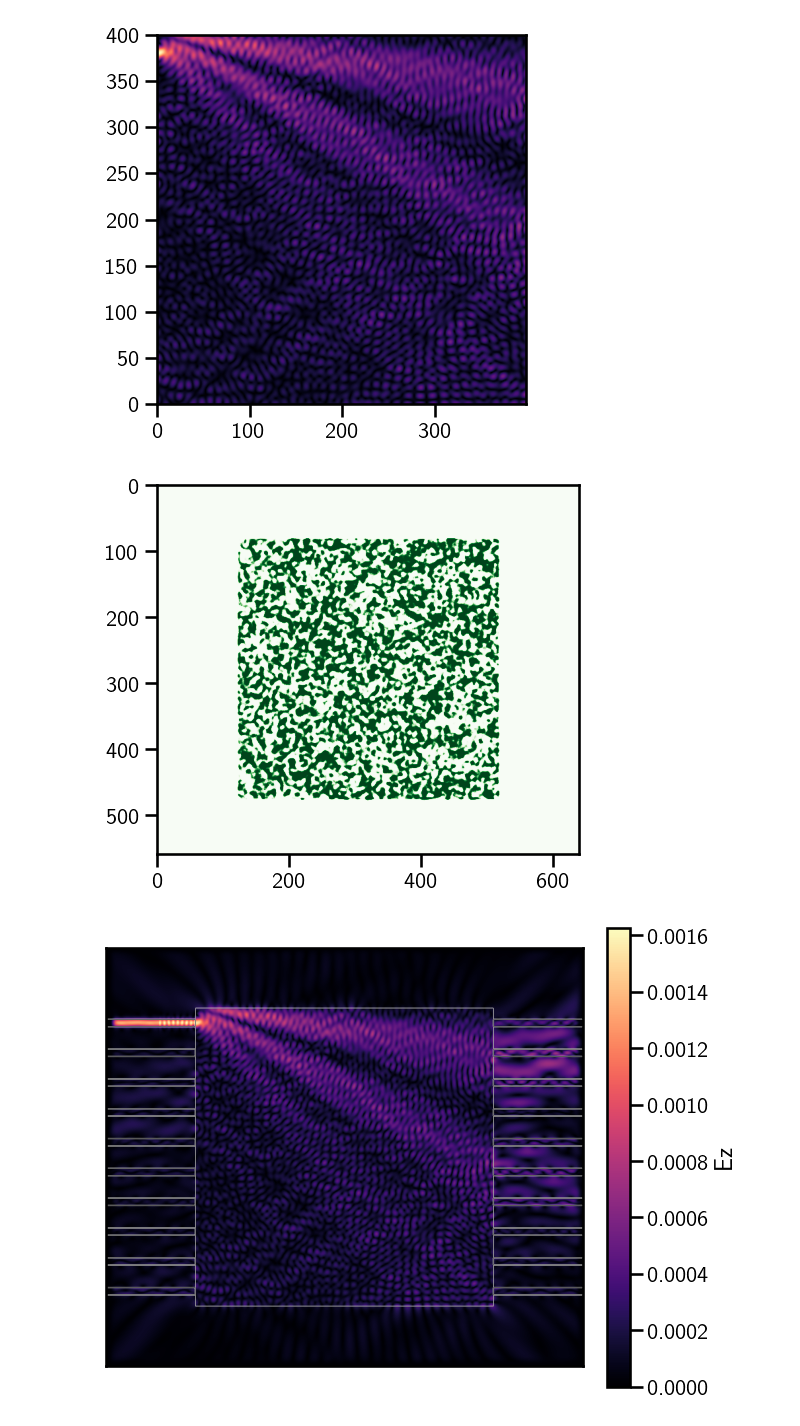
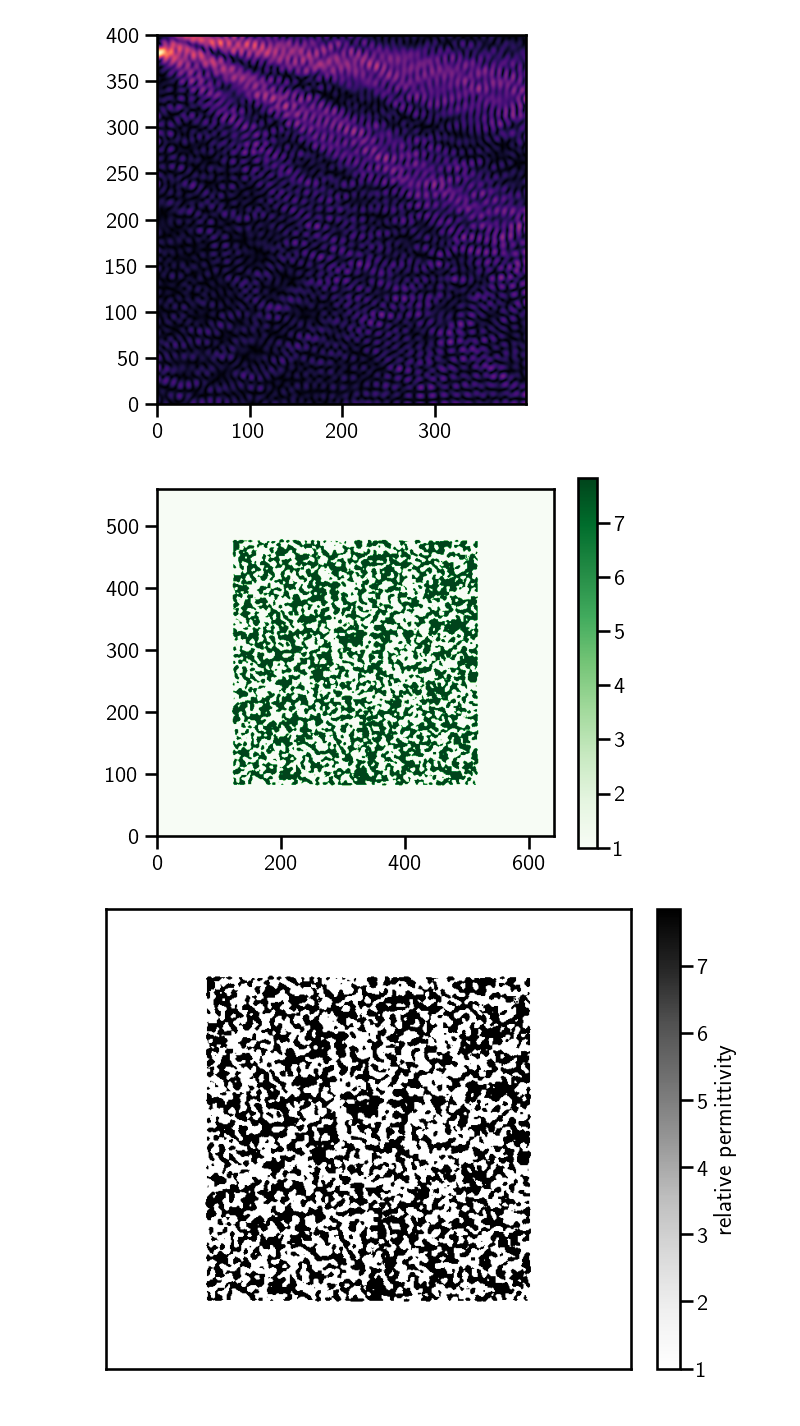
Before and after one commit to iroh-lord-of-tea/angler, a Jupyter notebook: Notebooks/NxN_processor_prelim.ipynb, the cells around one changed output. Saved outputs shown, nothing was run; the diff lists cells and outputs as text; code cells hidden in the pictures.

```diff
--- a/Notebooks/NxN_processor_prelim.ipynb
+++ b/Notebooks/NxN_processor_prelim.ipynb
@@ -235,22 +235,24 @@ plt.show()
 # %%
 #rho2eps
 rho = np.zeros((Nx, Ny))
 rho[x_min:x_max, y_min:y_max] = np.random.rand(400, 400)
-beta = 100
+beta = 10000
 eta = 0.5
 
 rhot = rho2rhot(rho, W)
 rhob = rhot2rhob(rhot, eta=eta, beta=beta)
 eps = rhob2eps(rhob, eps_m=eps_m)
 
+simulation_fwd.eps_r = eps
+simulation_adj.eps_r = eps
+
 plt.imshow(eps.T, cmap="Greens")
+plt.ylim(0,Ny)
+plt.colorbar()
 plt.show()
 
-(Hx, Hy, Ez) = simulation_fwd.solve_fields()
-simulation_fwd.plt_abs(outline=True, cbar=True);
-# plt.xlim((nx - 2*l*L), (nx + 2*l*L))
-# plt.ylim((ny - 2*l*H), (ny + 2*l*H))
+simulation_adj.plt_eps(outline=False)
 plt.show()
 # %% [output]
-[figure, old version]
+[figure, new version]
-[figure, old version]
+[figure, new version]
```
